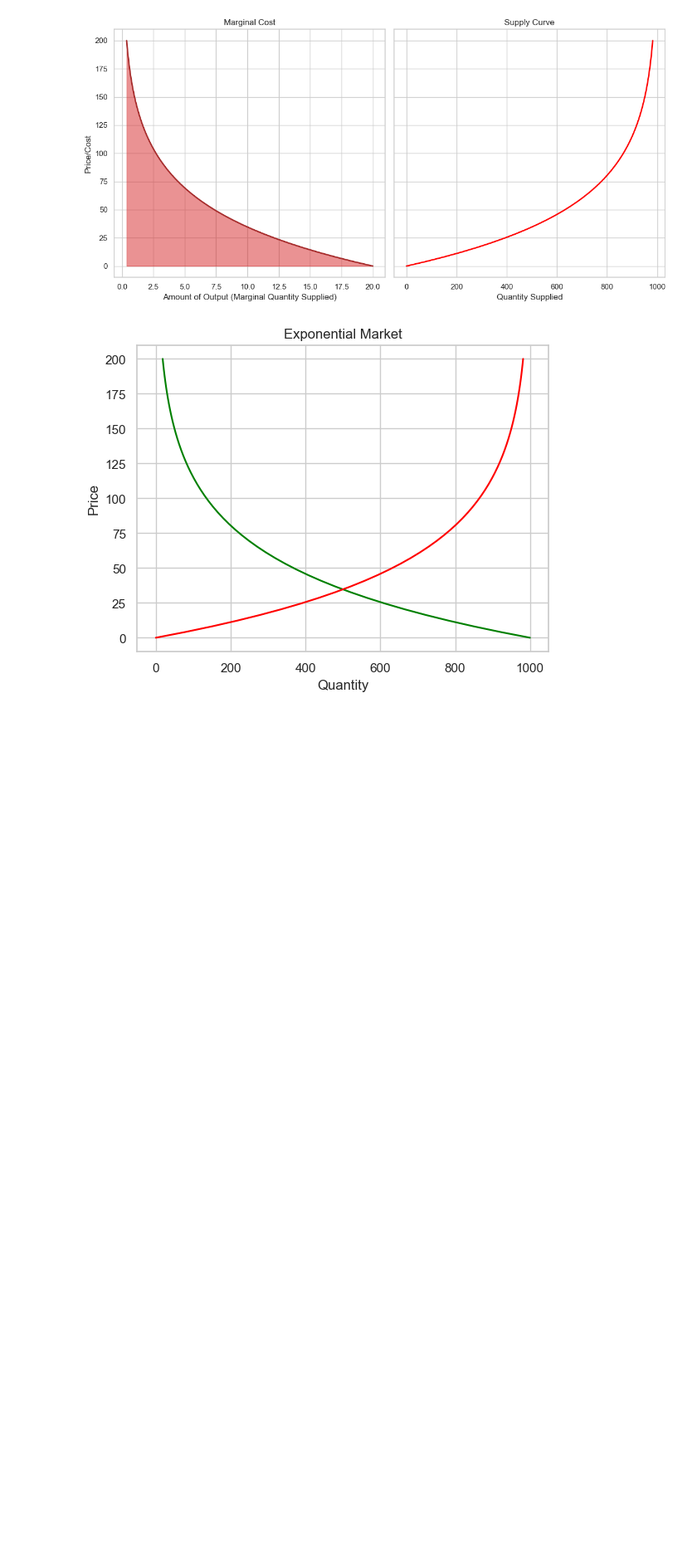
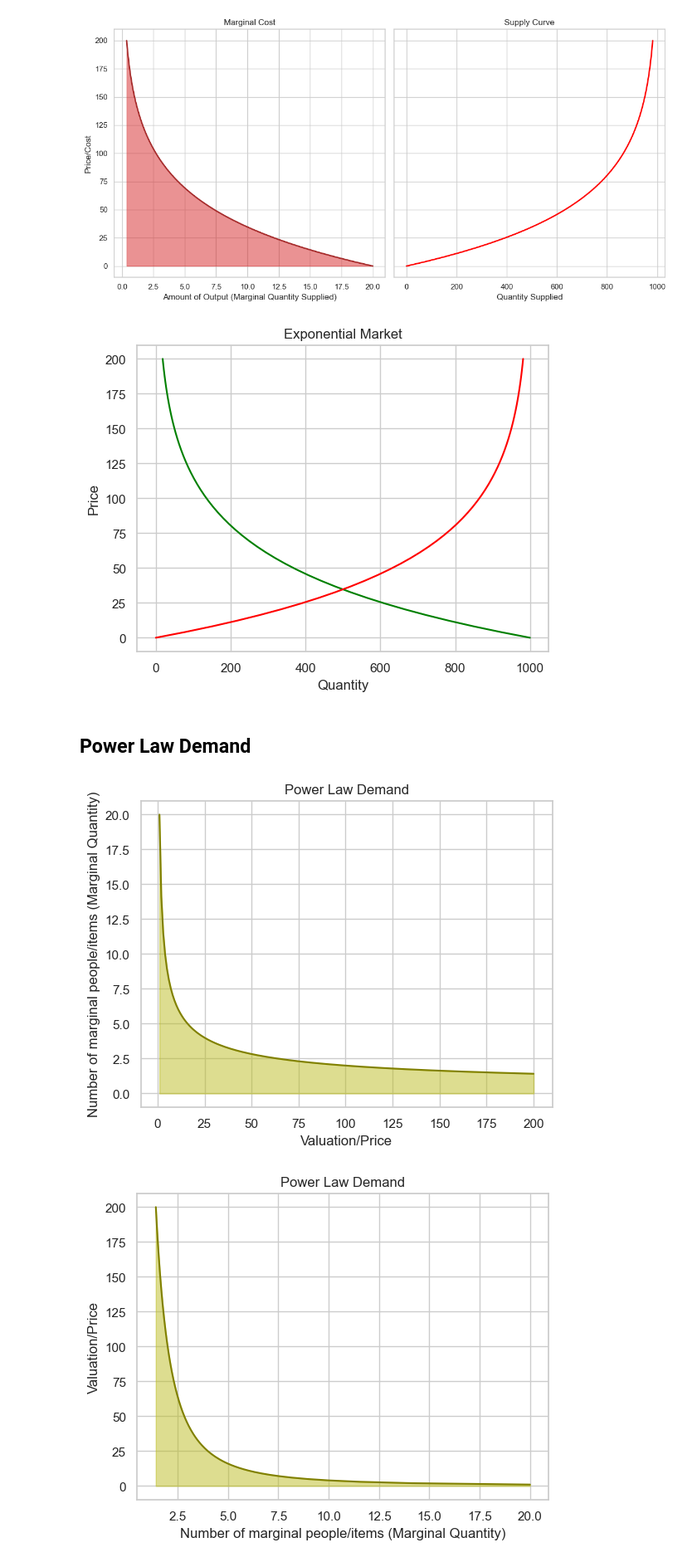
Before and after one commit to ohmurphy/market_cdfs, a Jupyter notebook: market_curves.ipynb, the cells around one changed output. Shown at 83% size. Drawn from its saved outputs; the diff is of its cells as text; code cells hidden in the pictures; blank space fills up the shorter version.

```diff
--- a/market_curves.ipynb
+++ b/market_curves.ipynb
@@ -377,3 +380,46 @@ plt.grid(True)
 plt.show()
 # %% [output]
 [figure]
+# %% [markdown]
+## Power Law Demand
+# %%
+prices = np.linspace(1, 200, 200)
+pdf_curve = 20 * prices ** (-0.5) # Power law function
+
+# Plot the data
+plt.plot(prices, pdf_curve, color="olive")
+plt.fill_between(prices, pdf_curve, color="tab:olive", alpha=0.5)
+plt.xlabel('Valuation/Price')
+plt.ylabel('Number of marginal people/items (Marginal Quantity)')
+plt.title('Power Law Demand')
+plt.grid(True)
+plt.show()
+
+
+# Plot the data
+plt.plot(pdf_curve, prices, color="olive")
+plt.fill_between(pdf_curve, prices, color="tab:olive", alpha=0.5)
+plt.ylabel('Valuation/Price')
+plt.xlabel('Number of marginal people/items (Marginal Quantity)')
+plt.title('Power Law Demand')
+plt.grid(True)
+plt.show()
+
+cdf_demand = 40 * prices ** 0.5 # Integral of power law function
+
+fig, (ax1, ax2) = plt.subplots(1, 2, figsize=(12, 6), sharey=True)
+ax1.plot(pdf_curve, prices, linewidth=2, color='olive')
+ax1.fill_between(pdf_curve, prices, color="tab:olive", alpha=0.5)
+ax1.set_title('Marginal Willingness to Pay')
+ax1.set_xlabel('Number of People (Marginal Quantity Demanded)')
+ax1.set_ylabel('Price')
+ax1.grid(True)
+ax2.plot(cdf_demand, prices, linewidth=2, color='green')
+ax2.set_title('Demand Curve')
+ax2.set_xlabel('Quantity Demanded')
+ax2.grid(True)
+plt.tight_layout()
+plt.show()
+# %% [output]
+[figure, added]
+[figure, added]
```
Also changed, not shown: parts of 3 cells of this notebook, 3 other files.
